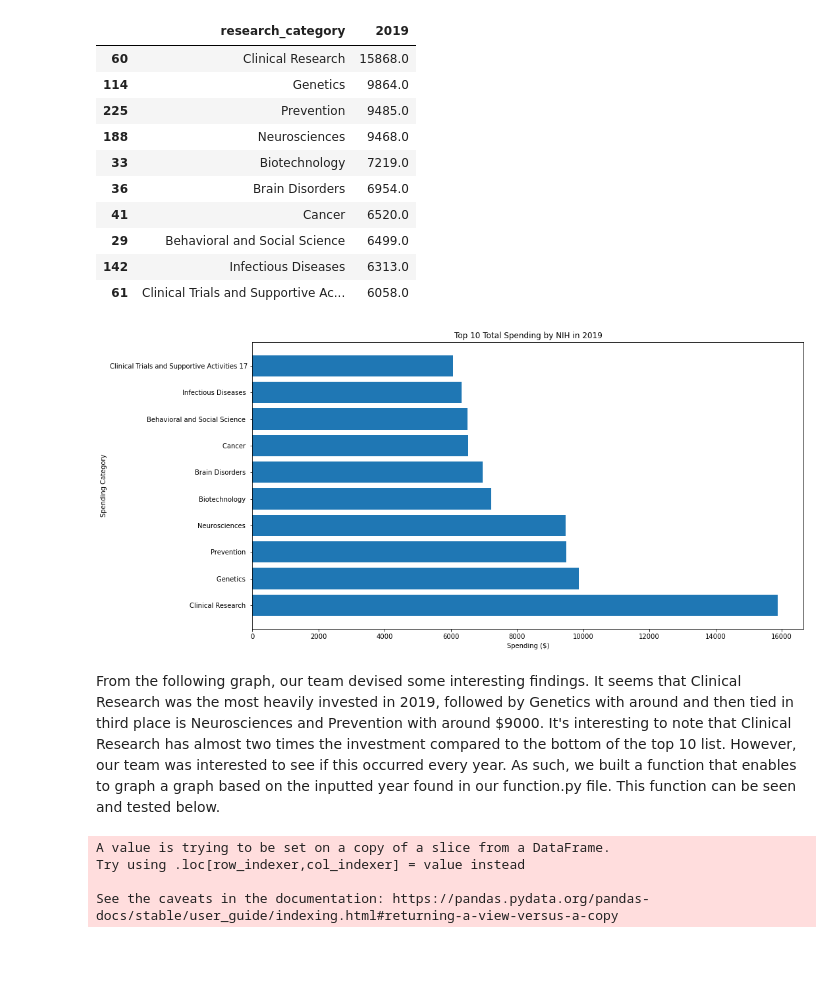
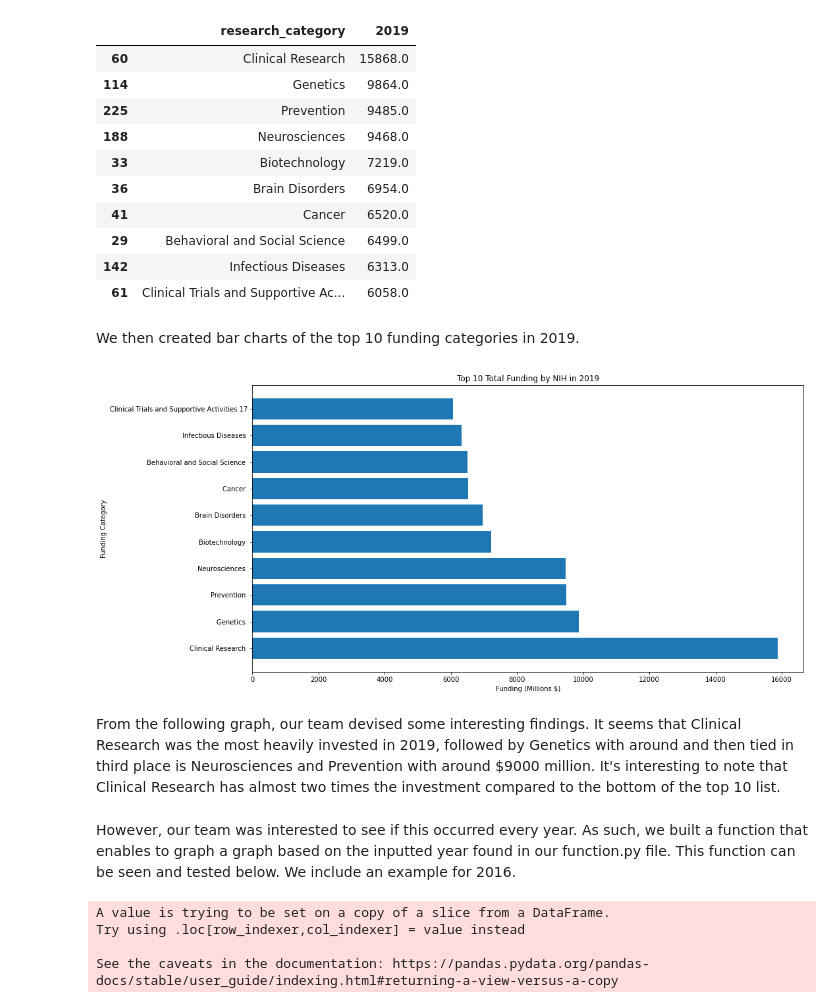
Before and after one commit to UCB-stat-159-s22/hw07-group25, a Jupyter notebook: main.ipynb, the cells around one changed output. Drawn from its saved outputs; the diff is of its cells as text; code cells hidden in the pictures; blank space fills up the shorter version.

```diff
--- a/main.ipynb
+++ b/main.ipynb
@@ -193,23 +155,25 @@ datatop10
 | 29 | Behavioral and Social Science | 6499.0 |
 | 142 | Infectious Diseases | 6313.0 |
 | 61 | Clinical Trials and Supportive Ac... | 6058.0 |
-# %%
-import matplotlib.pyplot as plt
-
-fig, ax = plt.subplots(figsize=(15, 8))
-
-# Graphing the first plot by using a bar chart
-ax.barh(datatop10["research_category"],datatop10["2019"])
-ax.set_title("Top 10 Total Spending by NIH in 2019")
-ax.set_xlabel("Spending ($)")
-ax.set_ylabel("Spending Category")
-
-# Saving the plot in figures folder
-plt.savefig('figures/fig1a.png');
-# %% [output]
-[figure, removed]
-# %% [markdown]
-From the following graph, our team devised some interesting findings. It seems that Clinical Research was the most heavily invested in 2019, followed by Genetics with around and then tied in third place is Neurosciences and Prevention with around $9000. It's interesting to note that Clinical Research has almost two times the investment compared to the bottom of the top 10 list. However, our team was interested to see if this occurred every year. As such, we built a function that enables to graph a graph based on the inputted year found in our function.py file. This function can be seen and tested below.
+# %% [markdown]
+We then created bar charts of the top 10 funding categories in 2019.
+# %%
+fig, ax = plt.subplots(figsize=(15, 8))
+
+# Graphing the first plot by using a bar chart
+ax.barh(datatop10["research_category"],datatop10["2019"])
+ax.set_title("Top 10 Total Funding by NIH in 2019")
+ax.set_xlabel("Funding (Millions $)")
+ax.set_ylabel("Funding Category")
+
+# Saving the plot in figures folder
+plt.savefig('figures/fig1a.png');
+# %% [output]
+[figure, added]
+# %% [markdown]
+From the following graph, our team devised some interesting findings. It seems that Clinical Research was the most heavily invested in 2019, followed by Genetics with around and then tied in third place is Neurosciences and Prevention with around $9000 million. It's interesting to note that Clinical Research has almost two times the investment compared to the bottom of the top 10 list.
+# %% [markdown]
+However, our team was interested to see if this occurred every year. As such, we built a function that enables to graph a graph based on the inputted year found in our function.py file. This function can be seen and tested below. We include an example for 2016.
 # %%
 # Here we test out the graph for 2016
 df = pd.read_hdf(h5File, "/data/cleaned_data")
```
Also changed, not shown: parts of 39 cells of this notebook, 8 other files.
